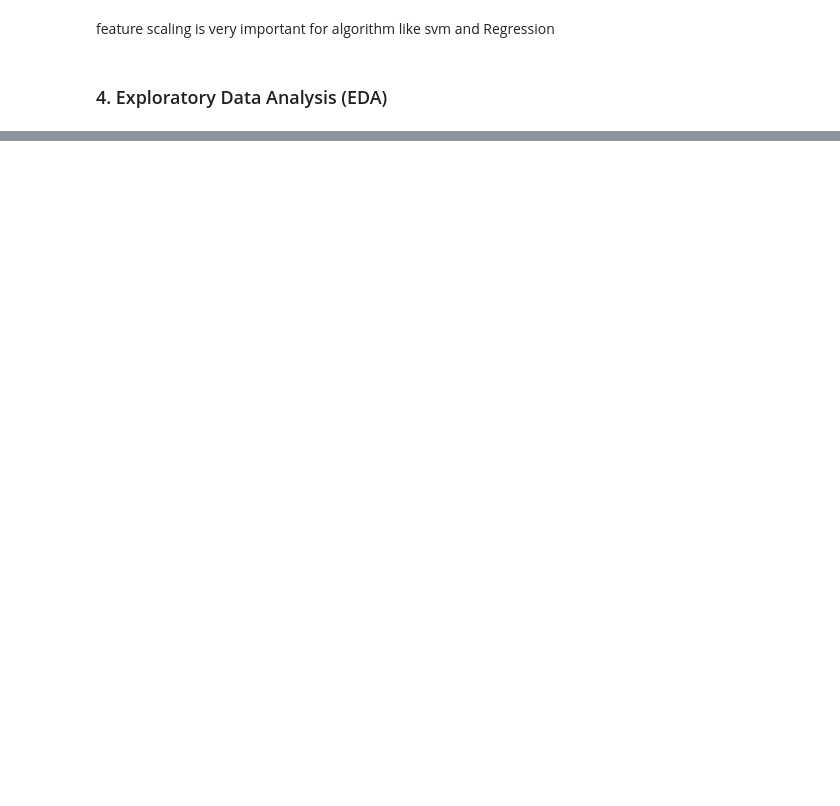
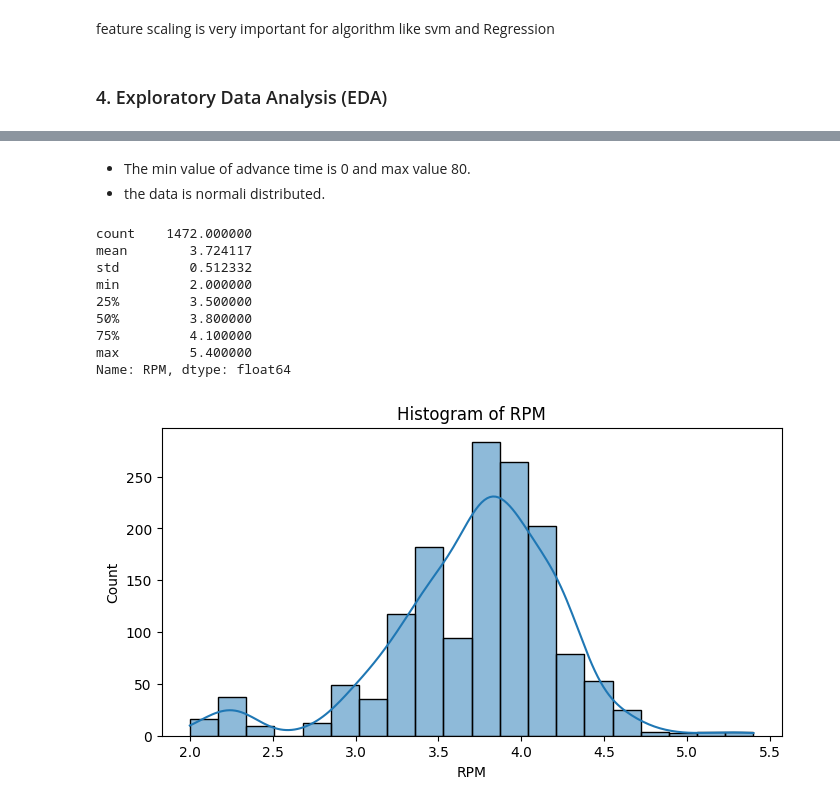
Before and after one commit to nomankhan0347893-web/mentorship-program-devsil, a Jupyter notebook: week_6_pro.ipynb, the cells around one changed output, grey strips where cells are left out. Saved outputs shown, nothing was run; the diff lists cells and outputs as text; code cells hidden in the pictures; blank space fills up the shorter version.

```diff
--- a/week_6_pro.ipynb
+++ b/week_6_pro.ipynb
@@ -334,0 +461,23 @@ Error:
+# %% [markdown]
+* The min value of advance time is 0 and max value 80.
+* the data is normali distributed.
+# %%
+# Statistics
+print(df['RPM'].describe())
+
+# Histogram
+plt.figure(figsize=(8,4))
+sns.histplot(df['RPM'], bins=20, kde=True)
+plt.title('Histogram of RPM')
+plt.show()
+# %% [output]
+count    1472.000000
+mean        3.724117
+std         0.512332
+min         2.000000
+25%         3.500000
+50%         3.800000
+75%         4.100000
+max         5.400000
+Name: RPM, dtype: float64
+[figure, added]
```
Also changed, not shown: parts of 66 cells of this notebook.
